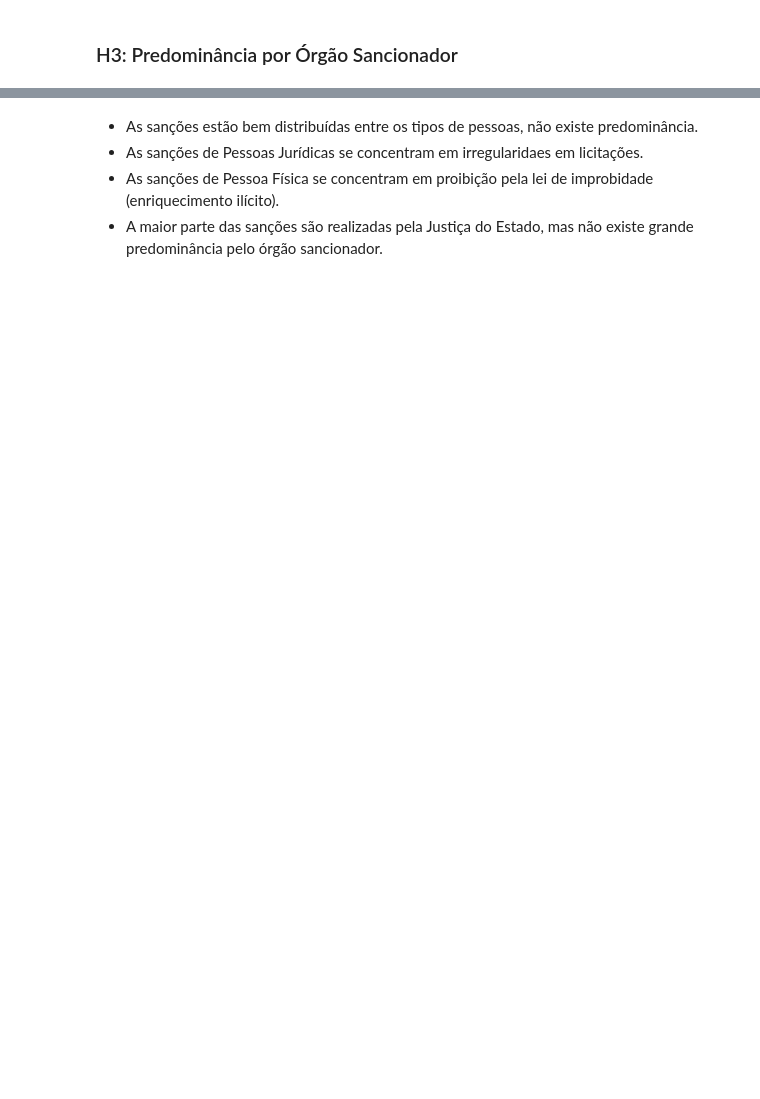
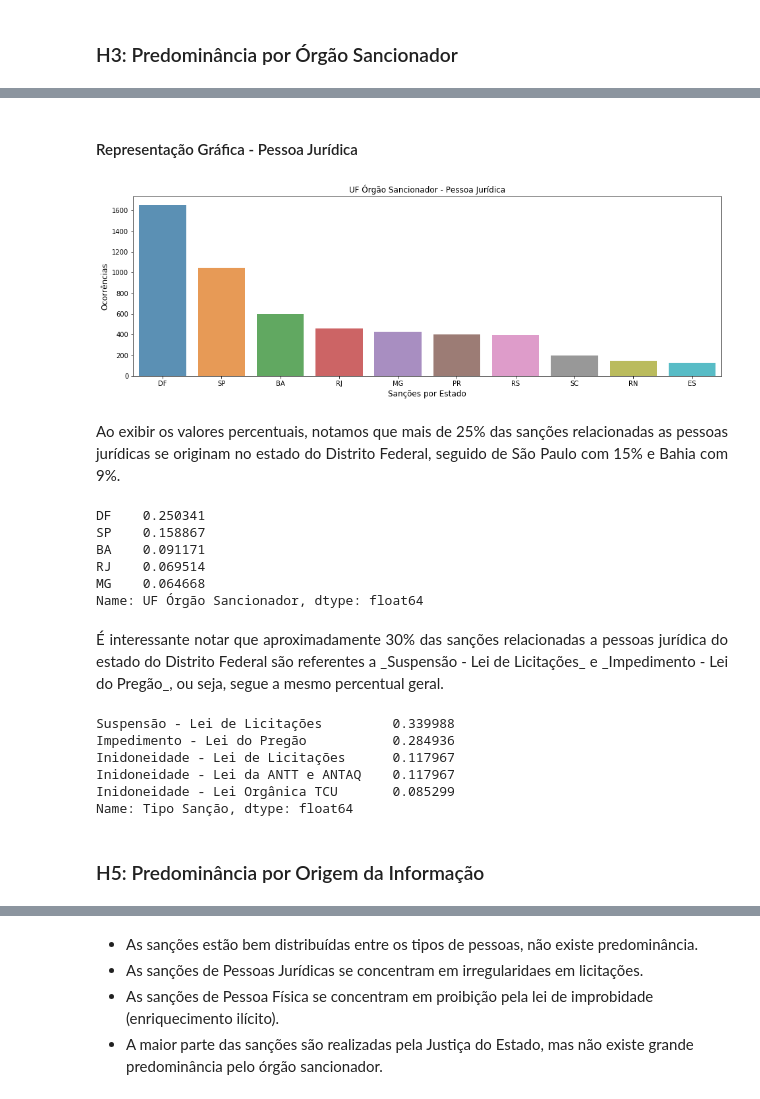
Before and after one commit to gusehr/shout, a Jupyter notebook: notebooks/empresas_inidoneas_suspensas.ipynb, the cells around one changed output, grey strips where cells are left out. Drawn from its saved outputs; the diff is of its cells as text; code cells hidden in the pictures; blank space fills up the shorter version.

```diff
--- a/notebooks/empresas_inidoneas_suspensas.ipynb
+++ b/notebooks/empresas_inidoneas_suspensas.ipynb
@@ -234,0 +264,3 @@ Name: Fundamentação Legal, dtype: float64
+# %%
+uf_pj = dataset.loc[dataset[u"Tipo de Pessoa"] == "Juridica"][u"UF Órgão Sancionador"].value_counts().head(10)
+uf_pj
@@ -234,0 +279,42 @@ Name: Fundamentação Legal, dtype: float64
+# %% [markdown]
+#### Representação Gráfica - Pessoa Jurídica
+# %%
+plt.figure(figsize=(16, 5))
+sns.barplot(uf_pj.index, uf_pj.values, alpha=0.8)
+plt.title(u"UF Órgão Sancionador - Pessoa Jurídica")
+plt.ylabel(u"Ocorrências", fontsize=12)
+plt.xlabel(u"Sanções por Estado", fontsize=12)
+plt.show()
+# %% [output]
+[figure, added]
+# %% [markdown]
+<div style="text-align:justify">
+Ao exibir os valores percentuais, notamos que mais de 25% das sanções relacionadas as pessoas jurídicas se originam no estado do Distrito Federal, seguido de São Paulo com 15% e Bahia com 9%.
+</div>
+# %%
+dataset.loc[dataset[u"Tipo de Pessoa"] == "Juridica"][u"UF Órgão Sancionador"].value_counts(normalize=True).head(5)
+# %% [output]
+DF    0.250341
+SP    0.158867
+BA    0.091171
+RJ    0.069514
+MG    0.064668
+Name: UF Órgão Sancionador, dtype: float64
+# %% [markdown]
+<div style="text-align:justify">
+É interessante notar que aproximadamente 30% das sanções relacionadas a pessoas jurídica do estado do Distrito Federal são referentes a _Suspensão - Lei de Licitações_ e _Impedimento - Lei do Pregão_, ou seja, segue a mesmo percentual geral.
+</div>
+# %%
+dataset.loc[ \
+    (dataset[u"Tipo de Pessoa"] == "Juridica") & \
+    (dataset[u"UF Órgão Sancionador"] == "DF") \
+][u"Tipo Sanção"].value_counts(normalize=True).head(5)
+# %% [output]
+Suspensão - Lei de Licitações         0.339988
+Impedimento - Lei do Pregão           0.284936
+Inidoneidade - Lei de Licitações      0.117967
+Inidoneidade - Lei da ANTT e ANTAQ    0.117967
+Inidoneidade - Lei Orgânica TCU       0.085299
+Name: Tipo Sanção, dtype: float64
+# %% [markdown]
+### H5: Predominância por Origem da Informação
```
Also changed, not shown: parts of 62 cells of this notebook.
